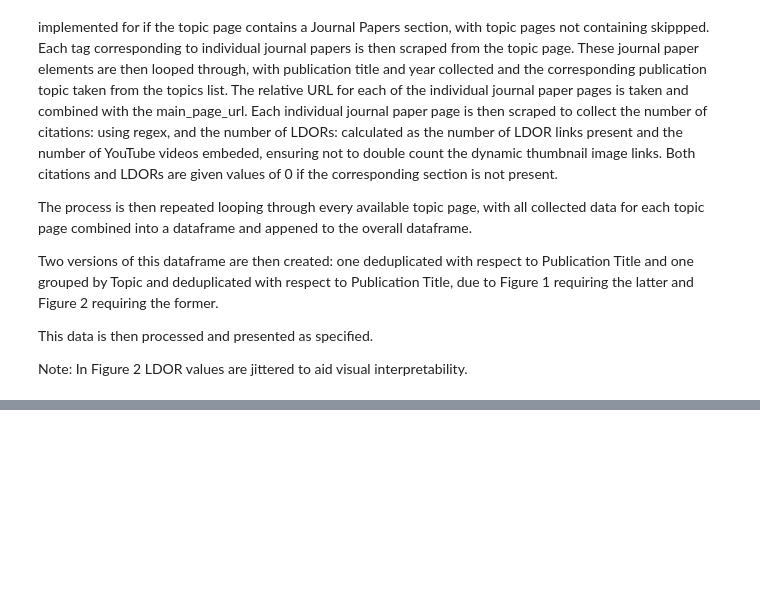
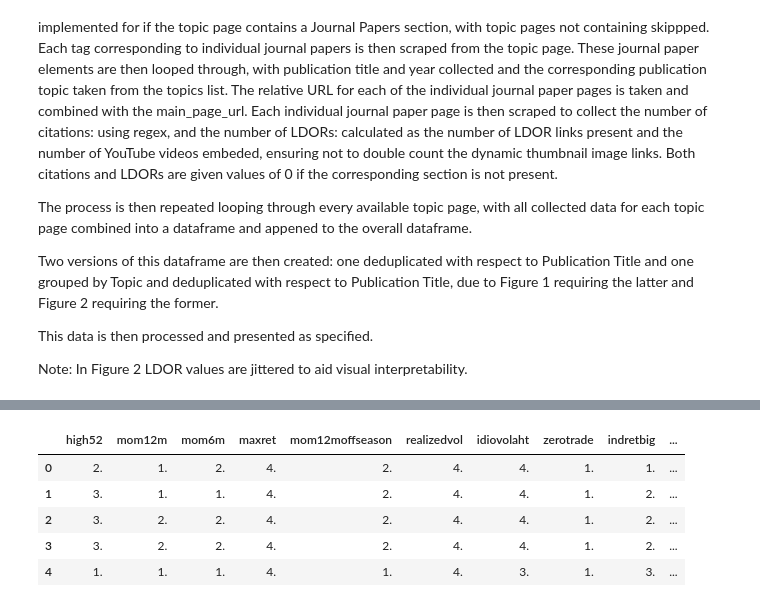
Before and after one commit to alasdair-breasley/pds-assignment, a Jupyter notebook: PDS_Assignment.ipynb, the cells around one changed output, grey strips where cells are left out. Cells and saved outputs as stored; diff of their text form; code cells hidden in the pictures; blank space fills up the shorter version.

Commit message:
Question 2 - Descritise data.

```diff
--- a/PDS_Assignment.ipynb
+++ b/PDS_Assignment.ipynb
@@ -592,3 +592,49 @@ finance_data.describe().transpose()
 | indretbig | 500.0 | 0.046176 | 0.053658 | -8.933780e-02 | 8.375047e-03 | 3.814942e-02 | 7.783812e-02 | 0.250519 |
 | returnskew | 500.0 | -0.213726 | 0.787538 | -4.160548e+00 | -6.019183e-01 | -2.079657e-01 | 1.627917e-01 | 3.283018 |
 | excessret | 500.0 | 0.065362 | 0.113833 | -3.189280e-01 | -4.002000e-03 | 4.938600e-02 | 1.176867e-01 | 0.554650 |
+# %%
+# Define lables for destritsed cartagories
+high52_labels = ["1.", "2.", "3.", "4."]
+mom12m_labels = ["1.", "2.", "3.", "4."]
+mom6m_labels = ["1.", "2.", "3.", "4."]
+maxret_labels = ["1.", "2.", "3.", "4."]
+mom12moffseason_labels = ["1.", "2.", "3.", "4."]
+realizedvol_labels = ["1.", "2.", "3.", "4."]
+idiovolaht_labels = ["1.", "2.", "3.", "4."]
+zerotrade_labels = ["1.", "2.", "3.", "4."]
+indretbig_labels = ["1.", "2.", "3.", "4."]
+returnskew_labels = ["1.", "2.", "3.", "4."]
+excessret_labels = ["1.", "2.", "3.", "4."]
+# %%
+# Define function to descritise data
+def make_discrete(df):
+
+    discrete_df = pd.DataFrame()
+
+    discrete_df["high52"] = pd.cut(df["high52"], bins = 4, labels = high52_labels, precision = 2)
+    discrete_df["mom12m"] = pd.cut(df["mom12m"], bins = 4, labels = mom12m_labels, precision = 2)
+    discrete_df["mom6m"] = pd.cut(df["mom6m"], bins = 4, labels = mom6m_labels, precision = 2)
+    discrete_df["maxret"] = pd.cut(df["maxret"], bins = 4, labels = maxret_labels, precision = 2)
+    discrete_df["mom12moffseason"] = pd.cut(df["mom12moffseason"], bins = 4, labels = mom12moffseason_labels, precision = 2)
+    discrete_df["realizedvol"] = pd.cut(df["realizedvol"], bins = 4, labels = realizedvol_labels, precision = 2)
+    discrete_df["idiovolaht"] = pd.cut(df["idiovolaht"], bins = 4, labels = idiovolaht_labels, precision = 2)
+    discrete_df["zerotrade"] = pd.cut(df["zerotrade"], bins = 4, labels = zerotrade_labels, precision = 2)
+    discrete_df["indretbig"] = pd.cut(df["indretbig"], bins = 4, labels = indretbig_labels, precision = 2)
+    discrete_df["returnskew"] = pd.cut(df["returnskew"], bins = 4, labels = returnskew_labels, precision = 2)
+    discrete_df["excessret"] = pd.cut(df["excessret"], bins = 4, labels = excessret_labels, precision = 2)
+
+    discrete_df = discrete_df.astype("object")
+
+    return discrete_df
+# %%
+# Descritise data into catagories
+cat_finance_data = make_discrete(finance_data)
+
+cat_finance_data.head(5)
+# %% [output]
+|  | high52 | mom12m | mom6m | maxret | mom12moffseason | realizedvol | idiovolaht | zerotrade | indretbig | ... |
+| 0 | 2. | 1. | 2. | 4. | 2. | 4. | 4. | 1. | 1. | ... |
+| 1 | 3. | 1. | 1. | 4. | 2. | 4. | 4. | 1. | 2. | ... |
+| 2 | 3. | 2. | 2. | 4. | 2. | 4. | 4. | 1. | 2. | ... |
+| 3 | 3. | 2. | 2. | 4. | 2. | 4. | 4. | 1. | 2. | ... |
+| 4 | 1. | 1. | 1. | 4. | 1. | 4. | 3. | 1. | 3. | ... |
```
Also changed, not shown: parts of 1 cell of this notebook.
